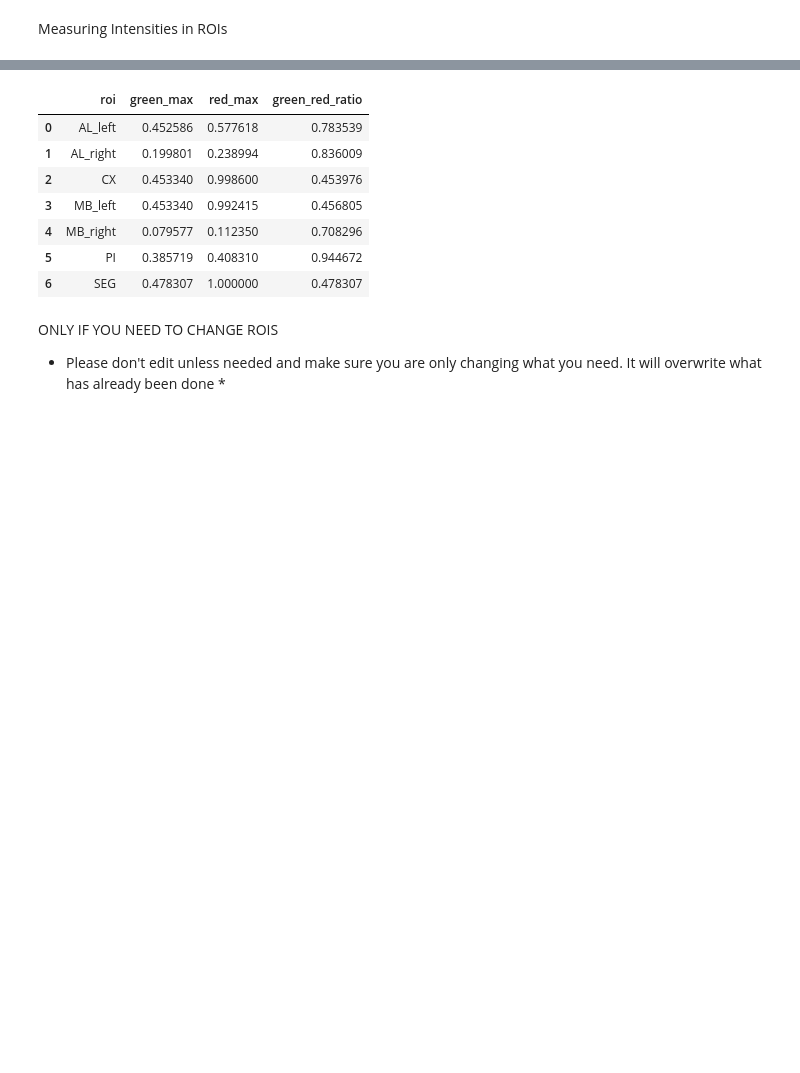
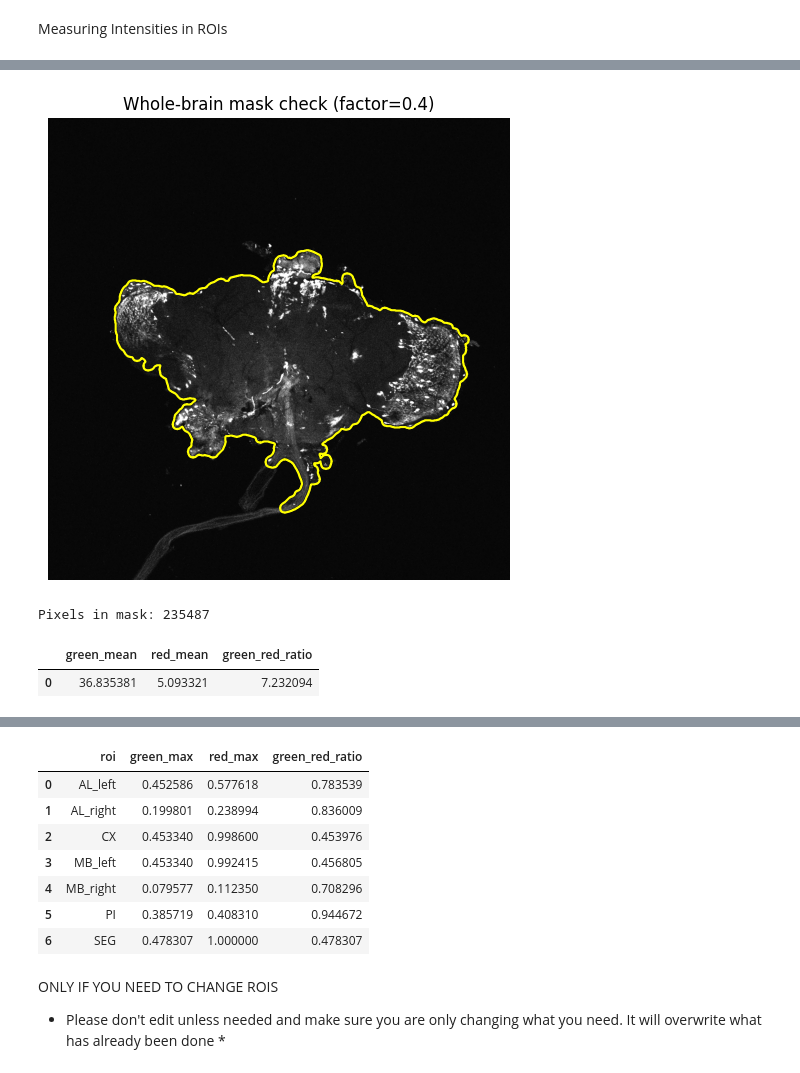
Before and after one commit to gabrielaclemente/CrockerLabMolecularTBI, a Jupyter notebook: brain_roi_measure_current.ipynb, the cells around one changed output, grey strips where cells are left out. Drawn from its saved outputs; the diff is of its cells as text; code cells hidden in the pictures; blank space fills up the shorter version.

```diff
--- a/brain_roi_measure_current.ipynb
+++ b/brain_roi_measure_current.ipynb
@@ -512,0 +515,40 @@ red_aligned min/max: 0.0 1.0
+# %%
+# NEW for Prof Crocker: Whole-brain mean intensity, with an adjustable threshold
+
+THRESH_FACTOR = 0.4   # LOWER = bigger mask (more dim tissue included)
+OPEN_RADIUS   = 10     # removes thin stuff like the tail/tube at the bottom. 0 = off
+
+x = gaussian_filter(normalize01(brain_reg_img), 3)
+t = threshold_otsu(x) * THRESH_FACTOR
+whole_mask = x > t
+
+if OPEN_RADIUS > 0:
+    whole_mask = binary_opening(whole_mask, structure=disk(OPEN_RADIUS))
+
+whole_mask = binary_fill_holes(whole_mask)
+whole_mask = largest_component(whole_mask)
+
+# Check that the mask covers the brain
+plt.figure(figsize=(6,6))
+plt.imshow(show := np.clip(brain_reg_img / np.percentile(brain_reg_img, 99.5), 0, 1), cmap="gray")
+plt.contour(whole_mask.astype(float), levels=[0.5], colors="yellow")
+plt.title(f"Whole-brain mask check (factor={THRESH_FACTOR})")
+plt.axis("off")
+plt.show()
+
+print("Pixels in mask:", int(whole_mask.sum()))
+
+g_mean = float(green_proj[whole_mask].mean())
+r_mean = float(red_proj[whole_mask].mean())
+
+df_whole = pd.DataFrame([{
+    "green_mean": g_mean,
+    "red_mean": r_mean,
+    "green_red_ratio": g_mean / r_mean if r_mean > 0 else np.nan
+}])
+display(df_whole)
+# %% [output]
+[figure, added]
+Pixels in mask: 235487
+|  | green_mean | red_mean | green_red_ratio |
+| 0 | 36.835381 | 5.093321 | 7.232094 |
```
Also changed, not shown: parts of 6 cells of this notebook.
